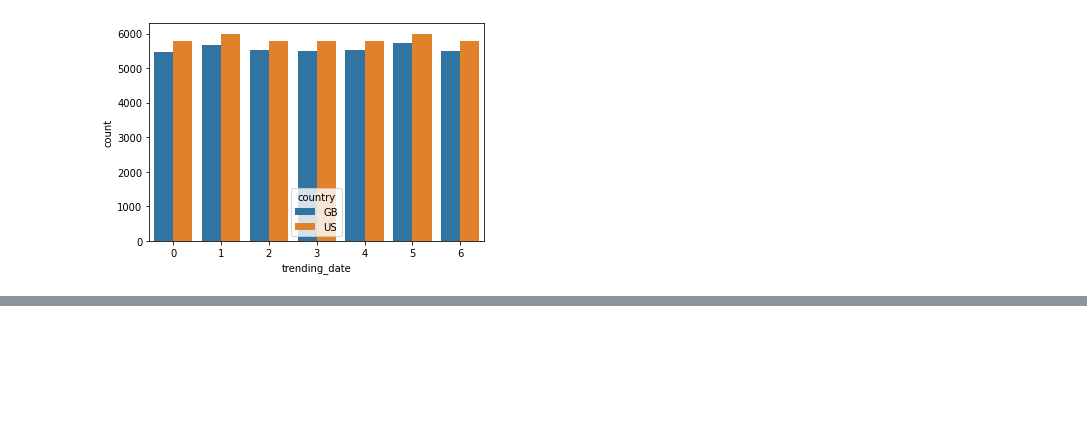
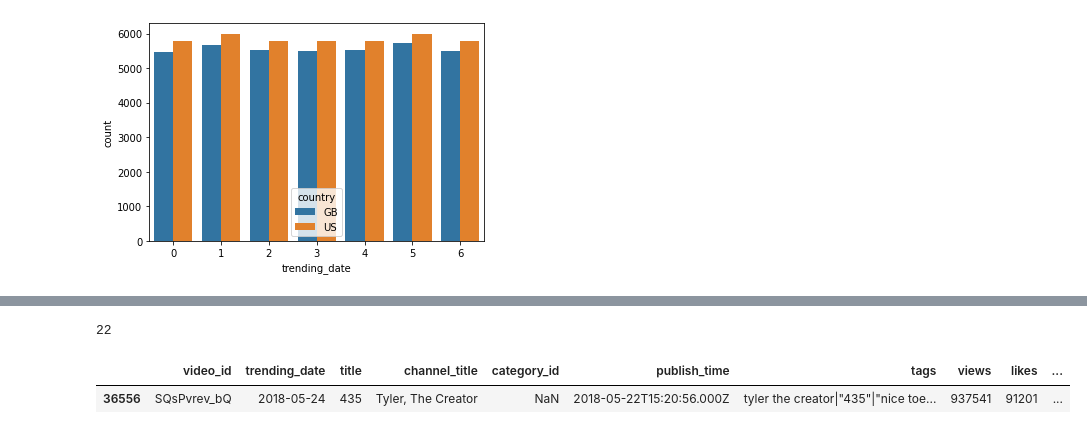
Before and after one commit to hejmsdz/youtube-trending-prediction, a Jupyter notebook: notebooks/01_text_attributes.ipynb, the cells around one changed output, grey strips where cells are left out. Drawn from its saved outputs; the diff is of its cells as text; code cells hidden in the pictures; blank space fills up the shorter version.

```diff
--- a/notebooks/01_text_attributes.ipynb
+++ b/notebooks/01_text_attributes.ipynb
@@ -109,0 +131,11 @@ sbs.countplot(x=weekdays, hue=vids['country'])
+# %%
+# the shortest title was just 3 chars long, let's see it
+v = vids[title_num_chars == 3]
+
+print(len(v))
+v.head(1)
+# it's a hip hop song called "435" and it was trending in the US for over 3 weeks!
+# %% [output]
+22
+|  | video_id | trending_date | title | channel_title | category_id | publish_time | tags | views | likes | ... |
+| 36556 | SQsPvrev_bQ | 2018-05-24 | 435 | Tyler, The Creator | NaN | 2018-05-22T15:20:56.000Z | tyler the creator|"435"|"nice toe... | 937541 | 91201 | ... |
```
Also changed, not shown: parts of 3 cells of this notebook.
